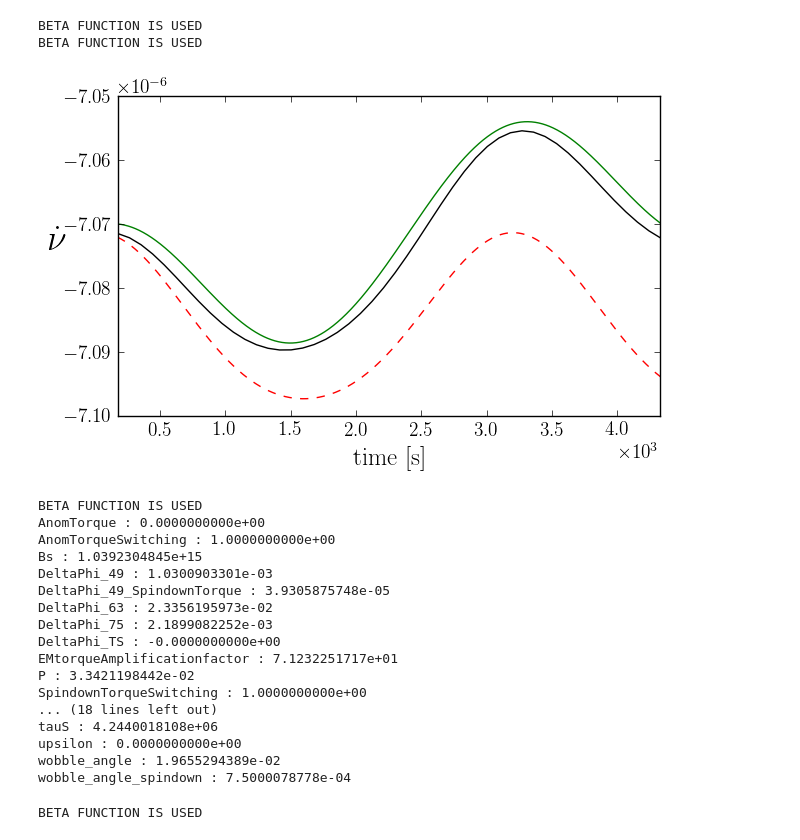
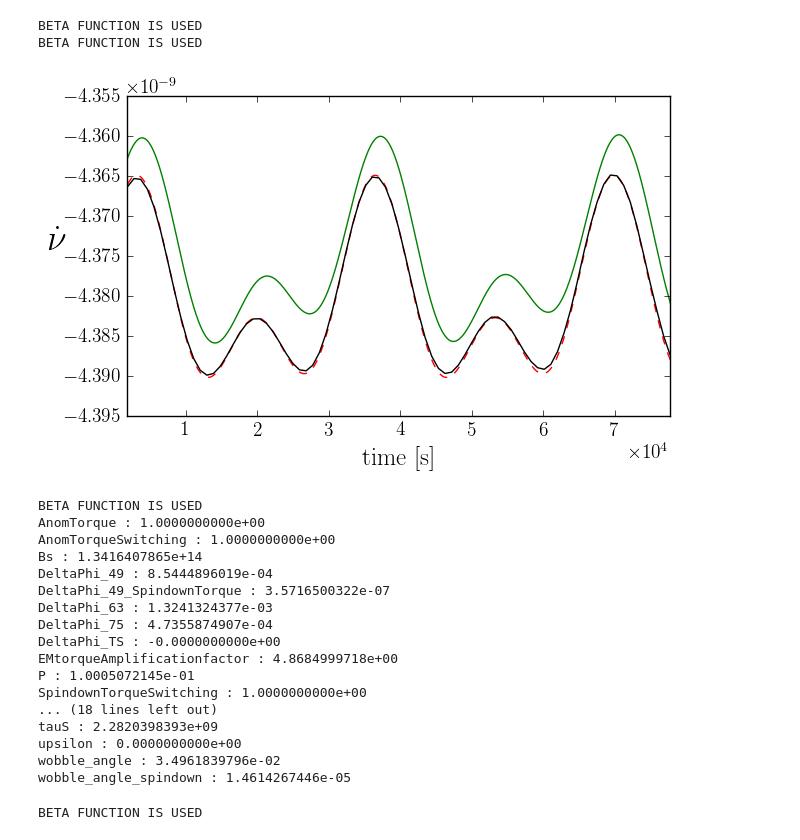
Before and after one commit to GregoryAshton/neutron_star_modelling, a Jupyter notebook: SpindownRate/LearningAboutSpindown.ipynb, the cells around one changed output. Cells and saved outputs as stored; diff of their text form; code cells hidden in the pictures.

Commit message:
Latest work on spindown

```diff
--- a/SpindownRate/LearningAboutSpindown.ipynb
+++ b/SpindownRate/LearningAboutSpindown.ipynb
@@ -78,52 +78,62 @@ fig, ax = plt.subplots(figsize=(7, 4))
 omega0 = 2*np.pi*30
 epsI3 = 1.05e-5
 epsA = 3e-7
 chi0 = 87.0
 a0 = 1.0
 n = 50000
 error = 1e-11
 
 tauP = 1.2 * np.pi/abs(epsI3 * omega0)
 T = 2.4 * tauP
 
+# Parameters
+epsI3 = 3e-6
+omega0 = 2*np.pi*10
+epsA = 5e-9
+chi0 = 88.6
+tauP = 2 * np.pi/abs(epsI3 * omega0)
+a0 = 2.0
+
+T = 2.4 * tauP
+
 
 time = np.linspace(0, T, 1000)
 theta_EM = np.array([omega0, epsI3, np.radians(a0), np.radians(chi0), epsA])
 ax.plot(time, SignalModel_EM3(theta_EM, time), "-", color="g", label="Hybrid")
 ax.plot(time, SignalModel_EM2(theta_EM, time), "--", color="r", label="Hybrid")
 
 file_name = main(chi0=chi0, epsI3=epsI3, epsA=epsA, omega0=omega0, T=T,
                  n=n, error=error, a0=a0, cleanup=False, DryRun=False,
-                 AnomTorque=False)
+                 AnomTorque=True)
 
 
 ax = Plot.SpindownRate(file_name, ax=ax, analytic="", divisor=9, label="Numerical integration")
 PD = File_Functions.Parameter_Dictionary(file_name)
 
 
 plt.show()
 File_Functions.PrintParameterDictionary(file_name)
 # %% [output]
 BETA FUNCTION IS USED
 BETA FUNCTION IS USED
-[figure, old version]
+[figure, new version]
 BETA FUNCTION IS USED
-AnomTorque : 0.0000000000e+00
+AnomTorque : 1.0000000000e+00
 AnomTorqueSwitching : 1.0000000000e+00
-Bs : 1.0392304845e+15
-DeltaPhi_49 : 1.0300903301e-03
-DeltaPhi_49_SpindownTorque : 3.9305875748e-05
-DeltaPhi_63 : 2.3356195973e-02
-DeltaPhi_75 : 2.1899082252e-03
+Bs : 1.3416407865e+14
+DeltaPhi_49 : 8.5444896019e-04
+DeltaPhi_49_SpindownTorque : 3.5716500322e-07
+DeltaPhi_63 : 1.3241324377e-03
+DeltaPhi_75 : 4.7355874907e-04
 DeltaPhi_TS : -0.0000000000e+00
-EMtorqueAmplificationfactor : 7.1232251717e+01
-P : 3.3421198442e-02
+EMtorqueAmplificationfactor : 4.8684999718e+00
+P : 1.0005072145e-01
 SpindownTorqueSwitching : 1.0000000000e+00
 ... (18 lines left out)
-tauS : 4.2440018108e+06
+tauS : 2.2820398393e+09
 upsilon : 0.0000000000e+00
-wobble_angle : 1.9655294389e-02
-wobble_angle_spindown : 7.5000078778e-04
+wobble_angle : 3.4961839796e-02
+wobble_angle_spindown : 1.4614267446e-05
 # %%
 Plot.Euler_Angles(file_name)
 plt.show()
```
Also changed, not shown: parts of 3 cells of this notebook, 2 other files.
